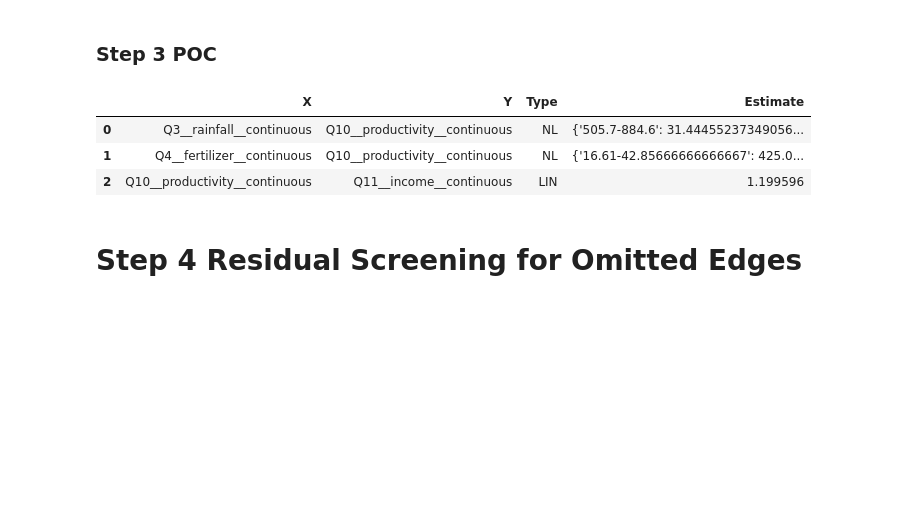
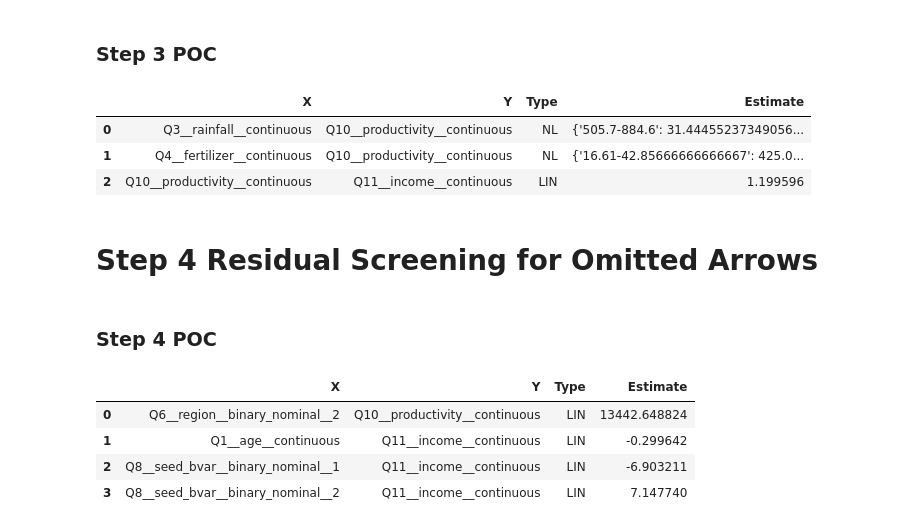
Before and after one commit to thenarrowgate/smallholder-productivity-analysis, a Jupyter notebook: EDA.ipynb, the cells around one changed output. Drawn from its saved outputs; the diff is of its cells as text; code cells hidden in the pictures; blank space fills up the shorter version.

```diff
--- a/EDA.ipynb
+++ b/EDA.ipynb
@@ -5573,4 +5586,52 @@ refined_edges
 | 1 | Q4__fertilizer__continuous | Q10__productivity__continuous | NL | {'16.61-42.85666666666667': 425.0... |
 | 2 | Q10__productivity__continuous | Q11__income__continuous | LIN | 1.199596 |
 # %% [markdown]
-# Step 4 Residual Screening for Omitted Edges
+# Step 4 Residual Screening for Omitted Arrows
+# %%
+def find_new_edges(
+    df,
+    refined_edges,
+    alpha_lin=0.05,
+    alpha_nl=0.05
+):
+    parents_of, coeff_info = build_parent_map_and_coefficients(refined_edges)
+    all_features = list(df.columns)
+    new_edges = []
+
+    for Y in refined_edges["Y"].unique():
+        R_Y = compute_partial_residual(Y, df, parents_of, coeff_info)
+
+        candidates = [Xp for Xp in all_features if Xp != Y and Xp not in parents_of.get(Y, [])]
+        if not candidates:
+            continue
+        lin_pairs = []
+        candidate_nl_pairs = []
+
+        pairwise_pearson_lin_sig_test(
+            df.assign(R_Y=R_Y), [(Xp, "R_Y") for Xp in candidates],
+            lin_pairs, candidate_nl_pairs, alpha_lin=alpha_lin
+        )
+
+        for (Xp, _) in lin_pairs:
+            beta_hat, _, _, _ = fit_linear_model(R_Y, df[Xp].values.astype(float))
+            new_edges.append((Xp, Y, "LIN", float(beta_hat)))
+
+        if candidate_nl_pairs:
+            nl_pairs = []
+            renamed_pairs = [(Xp, "R_Y") for Xp, _ in candidate_nl_pairs]
+            pairwise_dcov_nl_sig_test(df.assign(R_Y=R_Y), renamed_pairs, nl_pairs, alpha_nl=alpha_nl)
+
+            for (Xp, _) in nl_pairs:
+                new_edges.append((Xp, Y, "NL", None))
+
+    return pd.DataFrame(new_edges, columns=["X", "Y", "Type", "Estimate"]) if new_edges else pd.DataFrame(columns=["X", "Y", "Type", "Estimate"])
+# %% [markdown]
+### Step 4 POC
+# %%
+find_new_edges(df_copy, refined_edges)
+# %% [output]
+|  | X | Y | Type | Estimate |
+| 0 | Q6__region__binary_nominal__2 | Q10__productivity__continuous | LIN | 13442.648824 |
+| 1 | Q1__age__continuous | Q11__income__continuous | LIN | -0.299642 |
+| 2 | Q8__seed_bvar__binary_nominal__1 | Q11__income__continuous | LIN | -6.903211 |
+| 3 | Q8__seed_bvar__binary_nominal__2 | Q11__income__continuous | LIN | 7.147740 |
```
Also changed, not shown: parts of 4 cells of this notebook.
